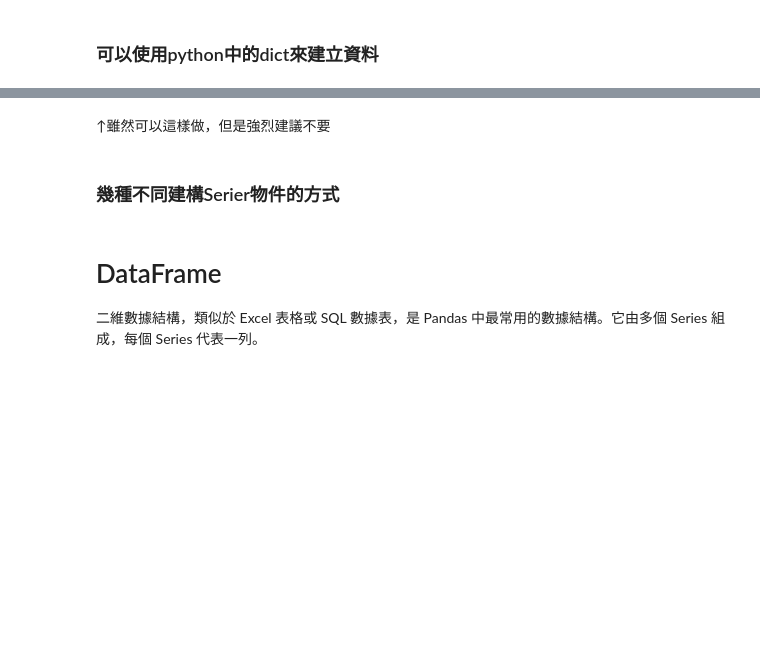
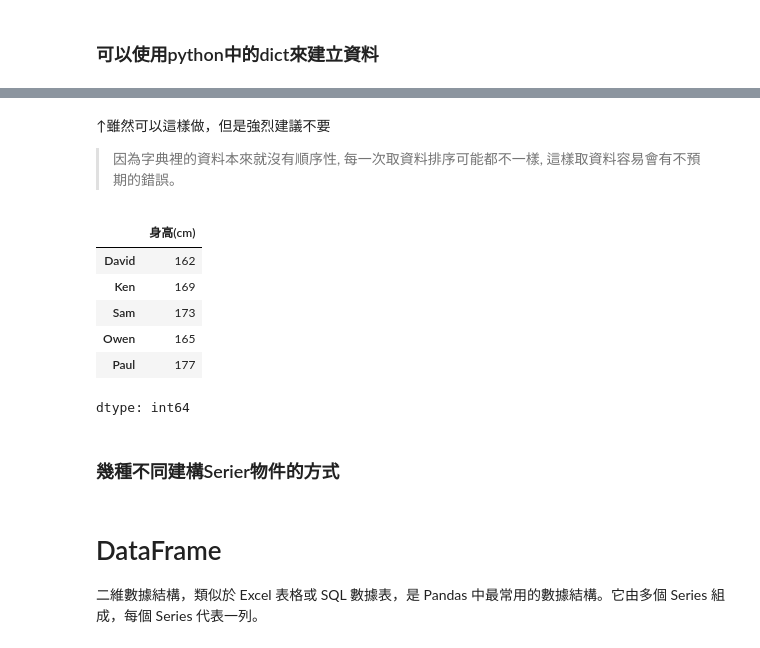
Before and after one commit to Yiting916/data_analysis, a Jupyter notebook: 03-01.Pandas.ipynb, the cells around one changed output, grey strips where cells are left out. Drawn from its saved outputs; the diff is of its cells as text; code cells hidden in the pictures; blank space fills up the shorter version.

```diff
--- a/03-01.Pandas.ipynb
+++ b/03-01.Pandas.ipynb
@@ -126,2 +169,5 @@ population['California':'Illinois']
 # %% [markdown]
 ↑雖然可以這樣做，但是強烈建議不要
+
+
+> 因為字典裡的資料本來就沒有順序性, 每一次取資料排序可能都不一樣, 這樣取資料容易會有不預期的錯誤。
@@ -131,3 +174,17 @@ population['California':'Illinois']
+# %%
+# 練習題
+# 請改用dict來建立身高與姓名對應的Series
+height_dict = {'David':162, 'Ken':169, 'Sam': 173, 'Owen':165, 'Paul':177}
+height = pd.Series(height_dict, name="身高(cm)")
+height
+# %% [output]
+|  | 身高(cm) |
+| David | 162 |
+| Ken | 169 |
+| Sam | 173 |
+| Owen | 165 |
+| Paul | 177 |
+dtype: int64
 # %% [markdown]
 ### 幾種不同建構Serier物件的方式
 # %%
```
Also changed, not shown: parts of 12 cells of this notebook.
